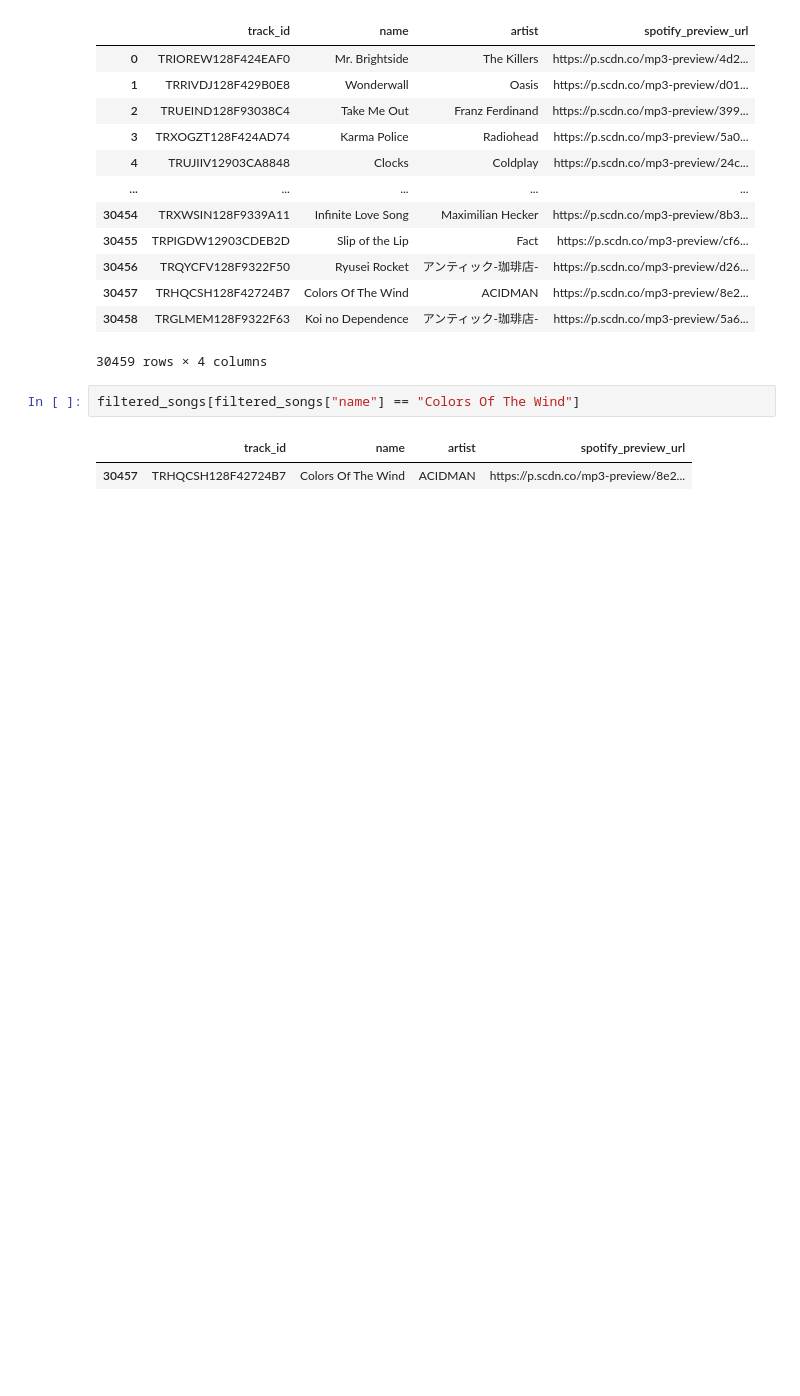
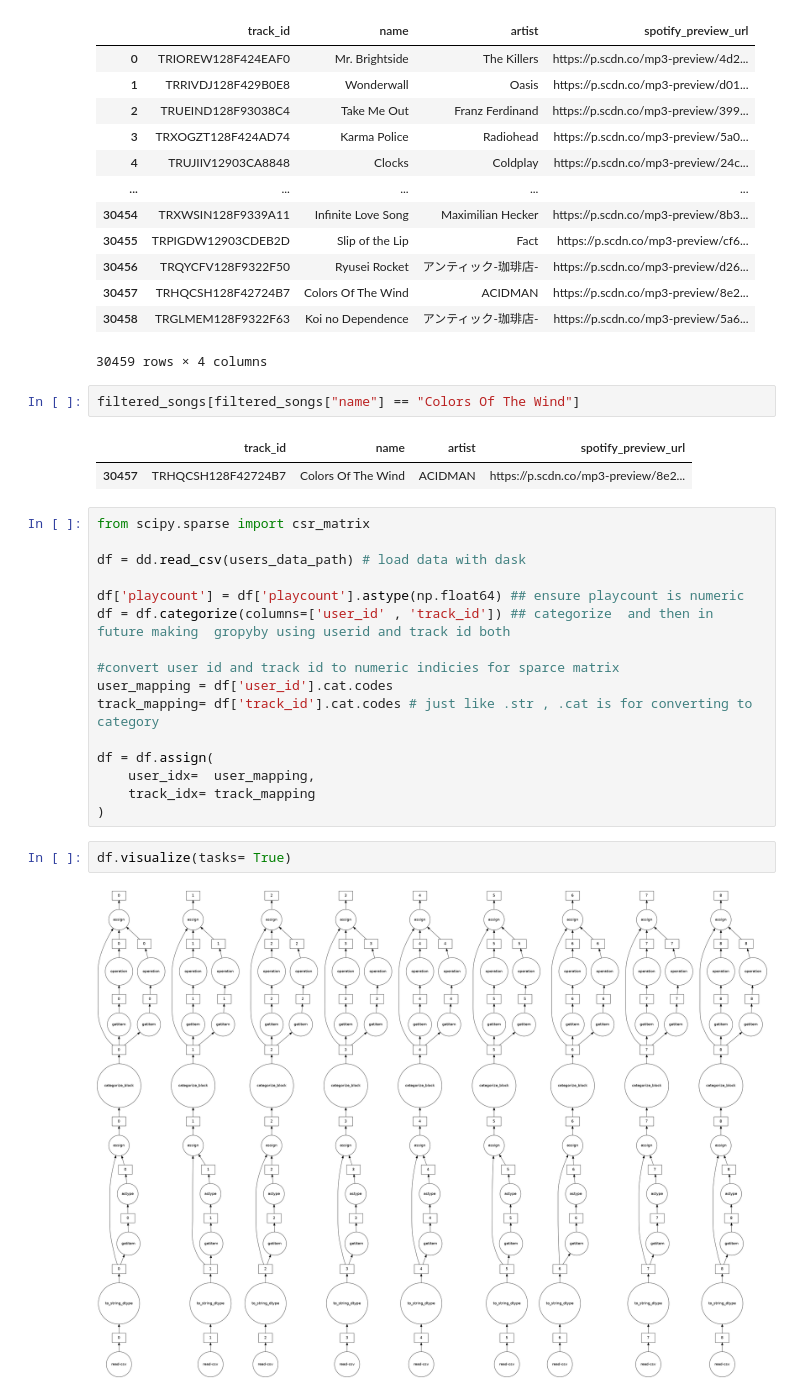
Before and after one commit to ujjwal-basnet/Hybrid-Recommender-system, a Jupyter notebook: collaborative_filtering.ipynb, the cells around one changed output. Drawn from its saved outputs; the diff is of its cells as text; blank space fills up the shorter version.

```diff
--- a/collaborative_filtering.ipynb
+++ b/collaborative_filtering.ipynb
@@ -126,3 +126,23 @@ filtered_songs[filtered_songs["name"] == "Colors Of The Wind"]
 # %% [output]
 |  | track_id | name | artist | spotify_preview_url |
 | 30457 | TRHQCSH128F42724B7 | Colors Of The Wind | ACIDMAN | https://p.scdn.co/mp3-preview/8e2... |
+# %%
+from scipy.sparse import csr_matrix
+
+df = dd.read_csv(users_data_path) # load data with dask
+
+df['playcount'] = df['playcount'].astype(np.float64) ## ensure playcount is numeric
+df = df.categorize(columns=['user_id' , 'track_id']) ## categorize  and then in future making  gropyby using userid and track id both
+
+#convert user id and track id to numeric indicies for sparce matrix
+user_mapping = df['user_id'].cat.codes
+track_mapping= df['track_id'].cat.codes # just like .str , .cat is for converting to category
+
+df = df.assign(
+    user_idx=  user_mapping,
+    track_idx= track_mapping
+)
+# %%
+df.visualize(tasks= True)
+# %% [output]
+[figure, added]
```
Also changed, not shown: parts of 31 cells of this notebook, 1 other file.
